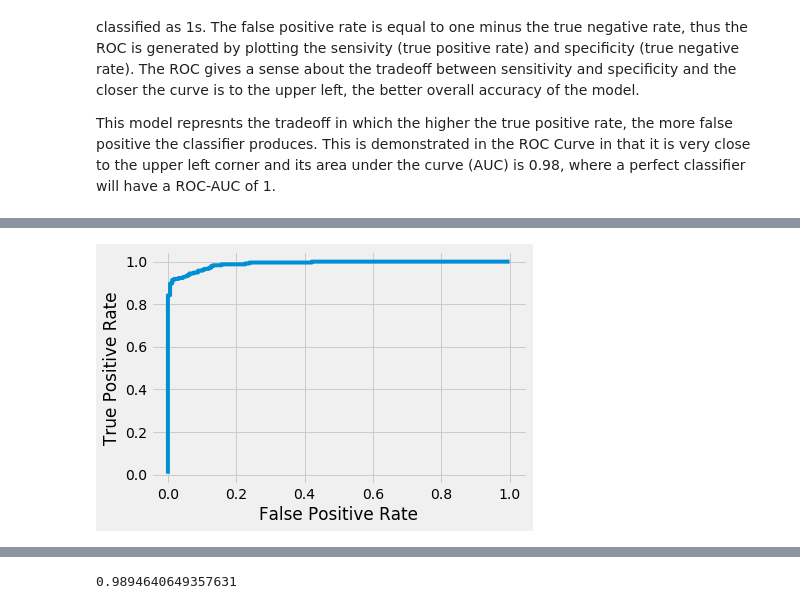
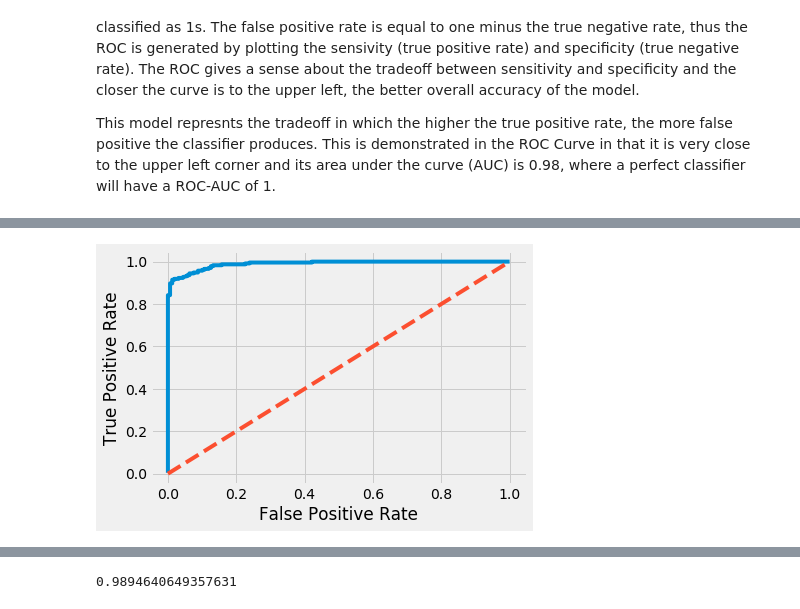
Before and after one commit to jamesdrabinsky/technical_subreddits_classifier, a Jupyter notebook: James Drabinsky_3/Notebooks/3_Modeling_Analysis.ipynb, the cells around one changed output, grey strips where cells are left out. Cells and saved outputs as stored; diff of their text form; code cells hidden in the pictures.

```diff
--- a/James Drabinsky_3/Notebooks/3_Modeling_Analysis.ipynb
+++ b/James Drabinsky_3/Notebooks/3_Modeling_Analysis.ipynb
@@ -26,12 +26,12 @@ np.random.seed(42)
 # %% [markdown]
 ## Load Clean DataFrame
 # %%
-with open('./Data/clean_df.pkl', 'rb') as f:
+with open('../Data/clean_df.pkl', 'rb') as f:
     df = pickle.load(f)
 # %% [markdown]
 ## Import Stopword List
 # %%
-with open('./Data/stop_word_list.pkl', 'rb') as f:
+with open('../Data/stop_word_list.pkl', 'rb') as f:
     stop_word_list = pickle.load(f)
 # %% [markdown]
 ## Set Up X and y Variables and Train Test Split
@@ -214,9 +247,9 @@ fpr, tpr, threshold = roc_curve(y_test, gs_multi.predict_proba(X_test)[:, 1])
 # %%
 plt.figure()
 plt.plot(fpr, tpr)
-
+plt.plot([0, 1], ls="--")
 
 plt.xlabel('False Positive Rate')
 plt.ylabel('True Positive Rate');
 # %% [output]
-[figure, old version]
+[figure, new version]
```
Also changed, not shown: parts of 31 cells of this notebook, 3 other files.
